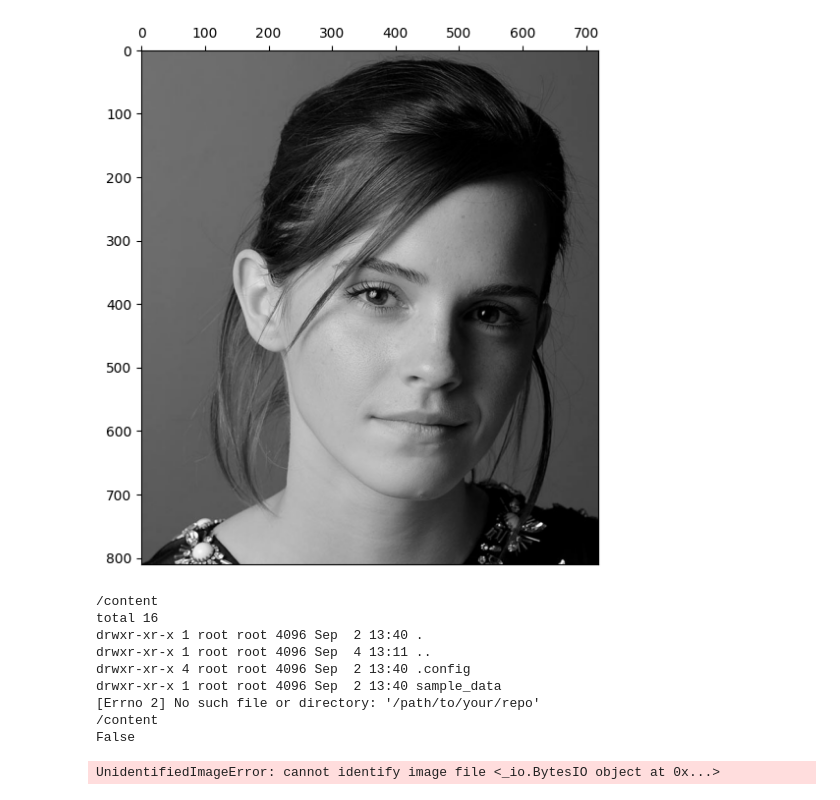
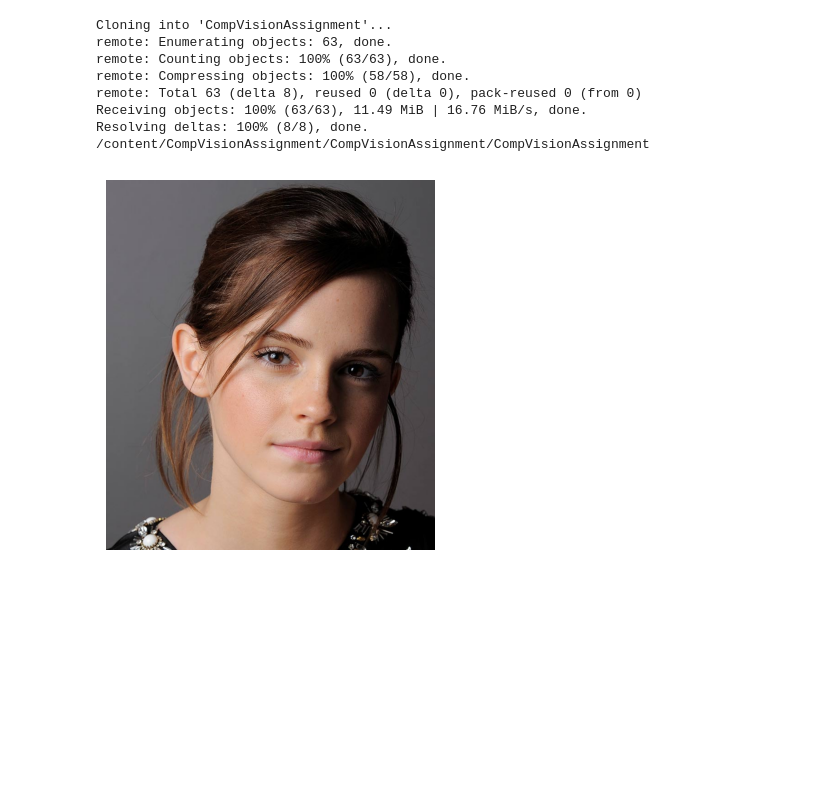
Before and after one commit to piumixit/CompVisionAssignment, a Jupyter notebook: 249316K.ipynb, the cells around one changed output. Saved outputs shown, nothing was run; the diff lists cells and outputs as text; code cells hidden in the pictures; blank space fills up the shorter version.

```diff
--- a/249316K.ipynb
+++ b/249316K.ipynb
@@ -109,54 +1,23 @@ error: OpenCV(4.12.0) /io/opencv/modules/core/src/lut.cpp:159: error: (-215:Asse
-# %%
-import cv2 as cv
-import matplotlib.pyplot as plt
-im = cv.imread('image/emma.jpg', cv.IMREAD_GRAYSCALE)
-if im is None:
-  print(f"Error: Could not load image at {im}")
-fig, ax = plt.subplots(1, 1, figsize=(6, 8))
-ax.imshow(cv.cvtColor(im, cv.COLOR_BGR2RGB))
-ax.xaxis.set_ticks_position('top')
-plt.show()
-# %% [output]
-[figure, removed]
-# %%
-# Check where you are
-!pwd
-
-# See what files are available
-!ls -la
-
-# Navigate to the right directory if needed
-%cd /path/to/your/repo
-
-# Check if a specific file exists
-import os
-print(os.path.exists('images/your_image.jpg'))
-# %% [output]
-/content
-total 16
-drwxr-xr-x 1 root root 4096 Sep  2 13:40 .
-drwxr-xr-x 1 root root 4096 Sep  4 13:11 ..
-drwxr-xr-x 4 root root 4096 Sep  2 13:40 .config
-drwxr-xr-x 1 root root 4096 Sep  2 13:40 sample_data
-[Errno 2] No such file or directory: '/path/to/your/repo'
-/content
-False
 # %%
-import requests
+#!git clone https://github.com/piumixit/CompVisionAssignment
+
+%cd CompVisionAssignment
+
 from PIL import Image
 import matplotlib.pyplot as plt
-from io import BytesIO
 
-# Construct the raw GitHub URL
-github_raw_url = "https://github.com/piumixit/CompVisionAssignment/blob/main/image/emma.jpg"
-
-# Download and display the image
-response = requests.get(github_raw_url)
-img = Image.open(BytesIO(response.content))
-
+image_path = 'image/emma.jpg'
+img = Image.open(image_path)
 plt.imshow(img)
 plt.axis('off')
-plt.title("Image loaded from GitHub raw URL")
 plt.show()
 # %% [output]
-UnidentifiedImageError: cannot identify image file <_io.BytesIO object at 0x...>
+Cloning into 'CompVisionAssignment'...
+remote: Enumerating objects: 63, done.
+remote: Counting objects: 100% (63/63), done.
+remote: Compressing objects: 100% (58/58), done.
+remote: Total 63 (delta 8), reused 0 (delta 0), pack-reused 0 (from 0)
+Receiving objects: 100% (63/63), 11.49 MiB | 16.76 MiB/s, done.
+Resolving deltas: 100% (8/8), done.
+/content/CompVisionAssignment/CompVisionAssignment/CompVisionAssignment
+[figure, added]
```
Also changed, not shown: parts of 10 cells of this notebook.
